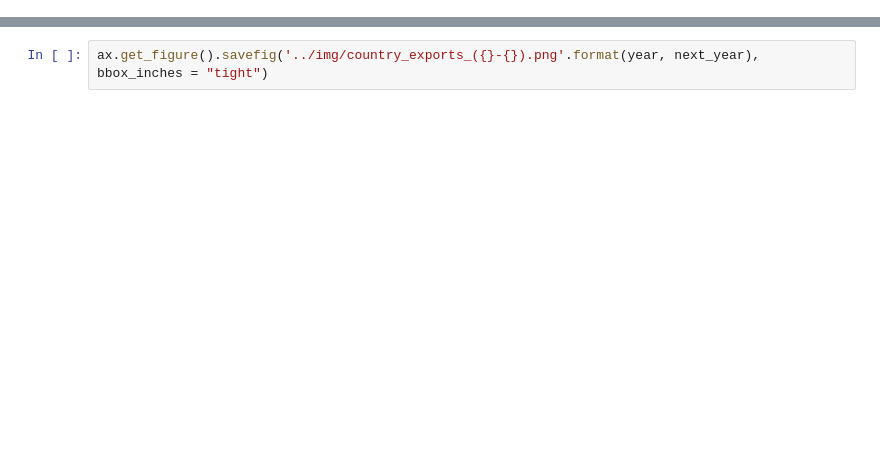
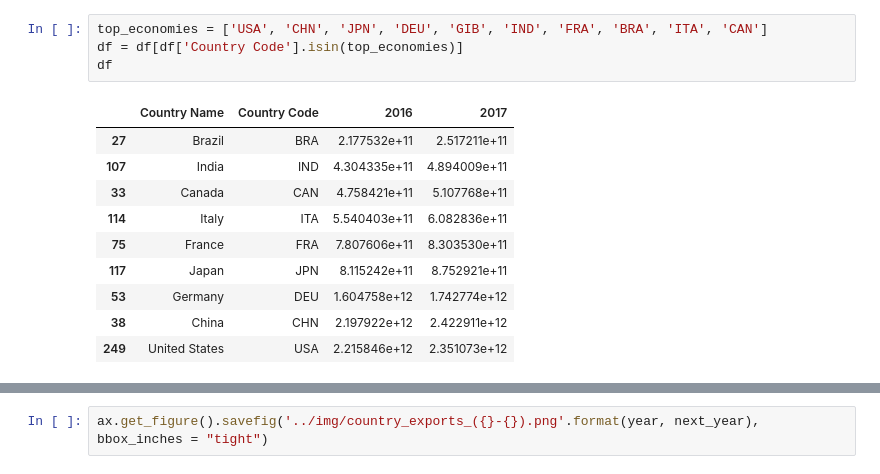
Before and after one commit to db8349/PR19DB, a Jupyter notebook: src/trade_value.ipynb, the cells around one changed output, grey strips where cells are left out. Drawn from its saved outputs; the diff is of its cells as text; blank space fills up the shorter version.

```diff
--- a/src/trade_value.ipynb
+++ b/src/trade_value.ipynb
@@ -34 +34,16 @@ df
+# %%
+top_economies = ['USA', 'CHN', 'JPN', 'DEU', 'GIB', 'IND', 'FRA', 'BRA', 'ITA', 'CAN']
+df = df[df['Country Code'].isin(top_economies)]
+df
+# %% [output]
+|  | Country Name | Country Code | 2016 | 2017 |
+| 27 | Brazil | BRA | 2.177532e+11 | 2.517211e+11 |
+| 107 | India | IND | 4.304335e+11 | 4.894009e+11 |
+| 33 | Canada | CAN | 4.758421e+11 | 5.107768e+11 |
+| 114 | Italy | ITA | 5.540403e+11 | 6.082836e+11 |
+| 75 | France | FRA | 7.807606e+11 | 8.303530e+11 |
+| 117 | Japan | JPN | 8.115242e+11 | 8.752921e+11 |
+| 53 | Germany | DEU | 1.604758e+12 | 1.742774e+12 |
+| 38 | China | CHN | 2.197922e+12 | 2.422911e+12 |
+| 249 | United States | USA | 2.215846e+12 | 2.351073e+12 |
 # %%
```
Also changed, not shown: parts of 2 cells of this notebook, 9 other files.
